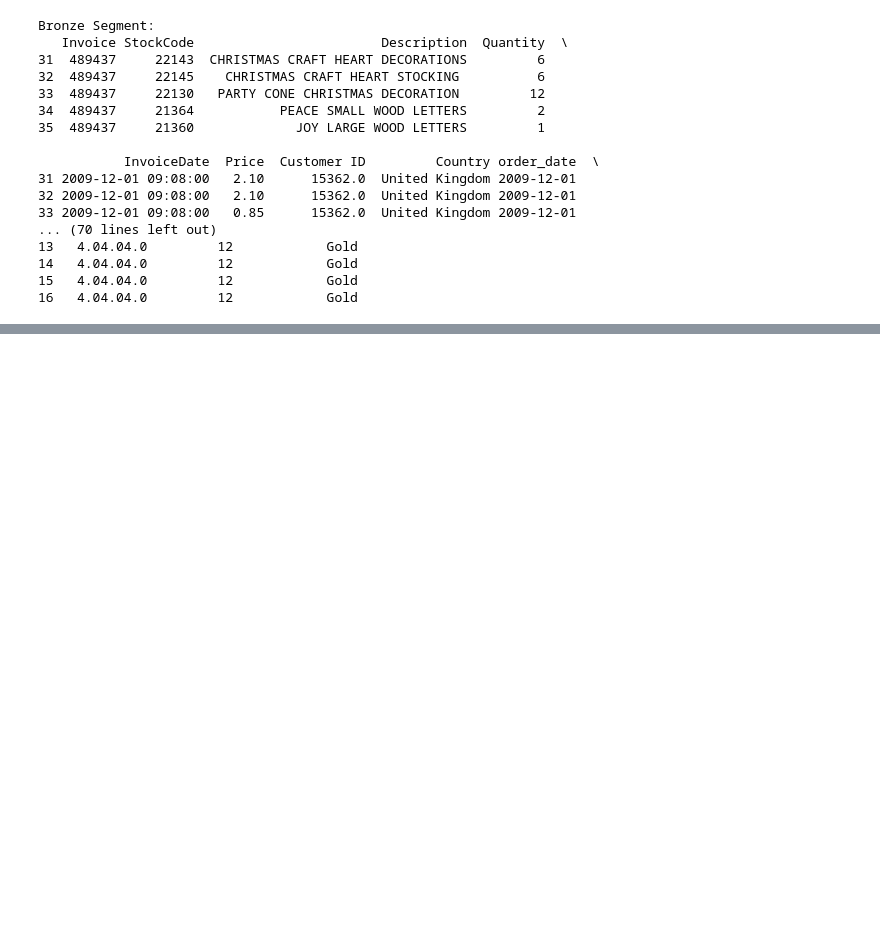
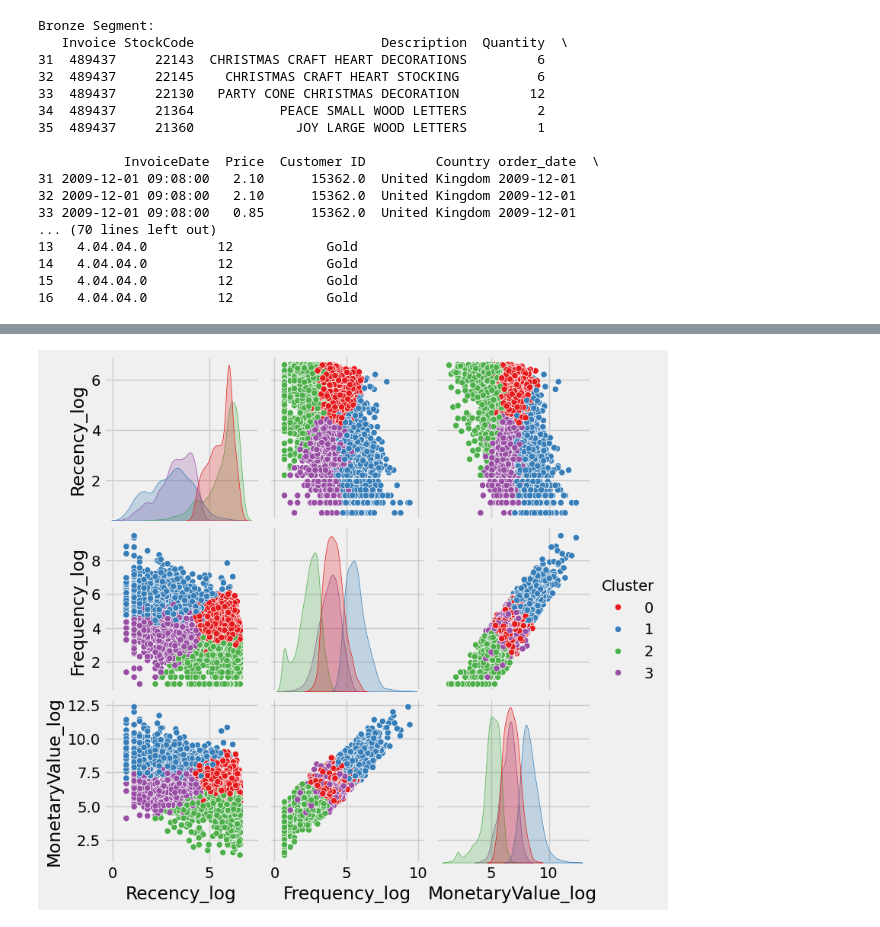
Before and after one commit to walethewave/Advanced-Retail-Analytics-Suite-Customer-Segmentation-Strategic-Insights, a Jupyter notebook: Retail.ipynb, the cells around one changed output, grey strips where cells are left out. Cells and saved outputs as stored; diff of their text form; code cells hidden in the pictures; blank space fills up the shorter version.

```diff
--- a/Retail.ipynb
+++ b/Retail.ipynb
@@ -455,0 +583,9 @@ Bronze Segment:
+# %%
+k = 4  # Replace with the optimal number from the elbow method
+kmeans = KMeans(n_clusters=k, random_state=42)
+rfm['Cluster'] = kmeans.fit_predict(rfm_scaled)
+# %%
+sns.pairplot(rfm, hue='Cluster', vars=['Recency_log', 'Frequency_log', 'MonetaryValue_log'], palette='Set1')
+plt.show()
+# %% [output]
+[figure, added]
```
Also changed, not shown: parts of 12 cells of this notebook.
